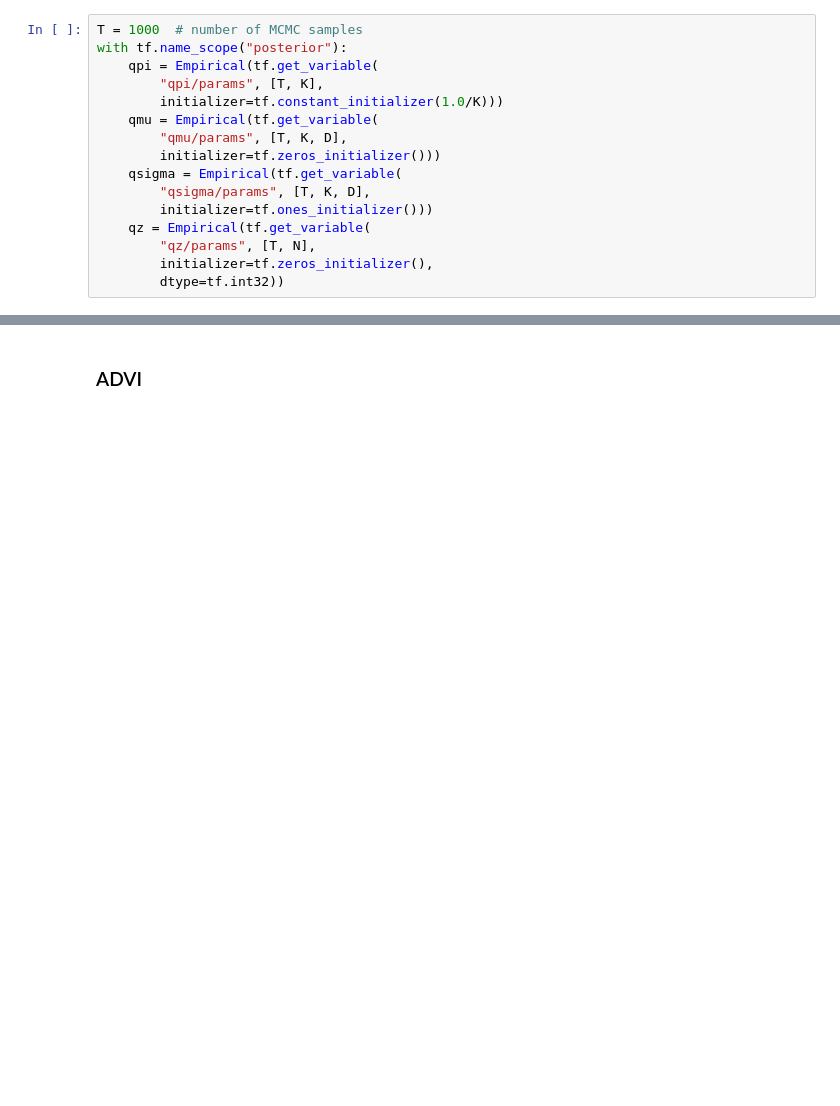
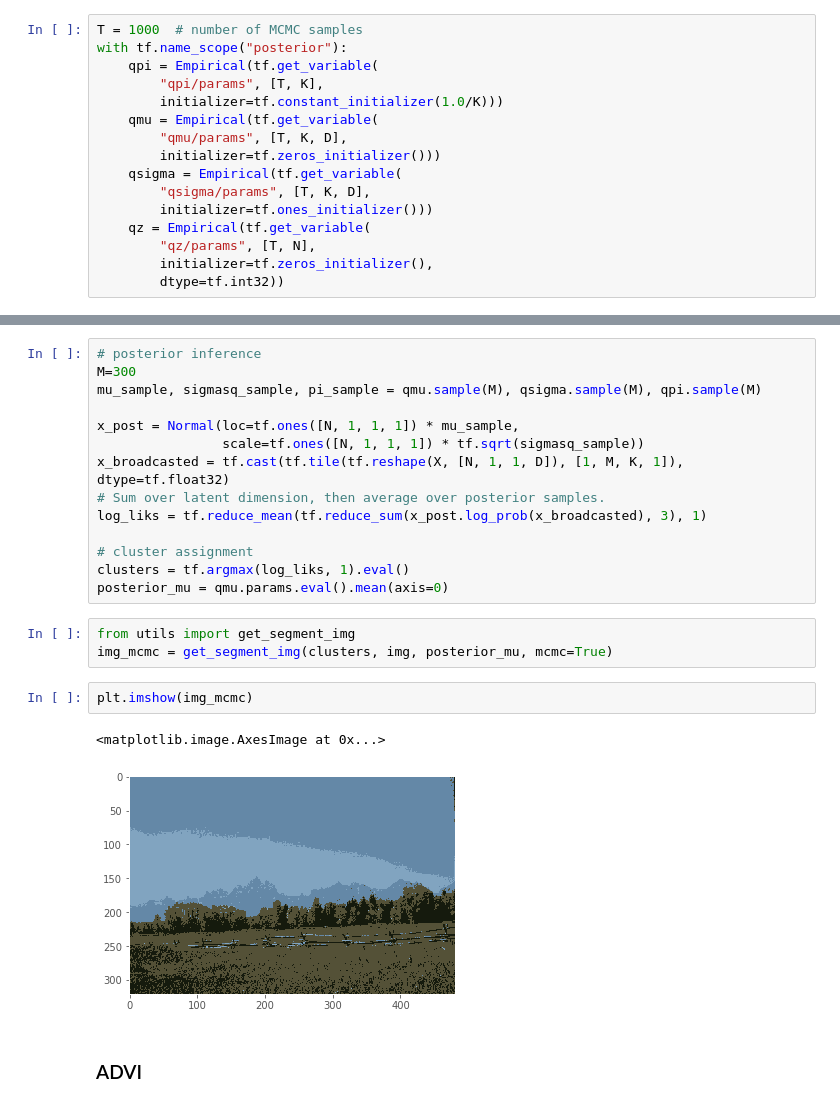
Before and after one commit to jiangzl2016/prob_prog_final_project, a Jupyter notebook: final-project/final-notebook.ipynb, the cells around one changed output, grey strips where cells are left out. Saved outputs shown, nothing was run; the diff lists cells and outputs as text; blank space fills up the shorter version.

Commit message:
update final notebook and utils

```diff
--- a/final-project/final-notebook.ipynb
+++ b/final-project/final-notebook.ipynb
@@ -150,3 +179,25 @@ with tf.name_scope("posterior"):
+# %%
+# posterior inference
+M=300
+mu_sample, sigmasq_sample, pi_sample = qmu.sample(M), qsigma.sample(M), qpi.sample(M)
+
+x_post = Normal(loc=tf.ones([N, 1, 1, 1]) * mu_sample,
+                scale=tf.ones([N, 1, 1, 1]) * tf.sqrt(sigmasq_sample))
+x_broadcasted = tf.cast(tf.tile(tf.reshape(X, [N, 1, 1, D]), [1, M, K, 1]), dtype=tf.float32)
+# Sum over latent dimension, then average over posterior samples.
+log_liks = tf.reduce_mean(tf.reduce_sum(x_post.log_prob(x_broadcasted), 3), 1)
+
+# cluster assignment
+clusters = tf.argmax(log_liks, 1).eval()
+posterior_mu = qmu.params.eval().mean(axis=0)
+# %%
+from utils import get_segment_img
+img_mcmc = get_segment_img(clusters, img, posterior_mu, mcmc=True)
+# %%
+plt.imshow(img_mcmc)
+# %% [output]
+<matplotlib.image.AxesImage at 0x...>
+[figure, added]
 # %% [markdown]
 ### ADVI
 # %%
```
Also changed, not shown: parts of 31 cells of this notebook.
